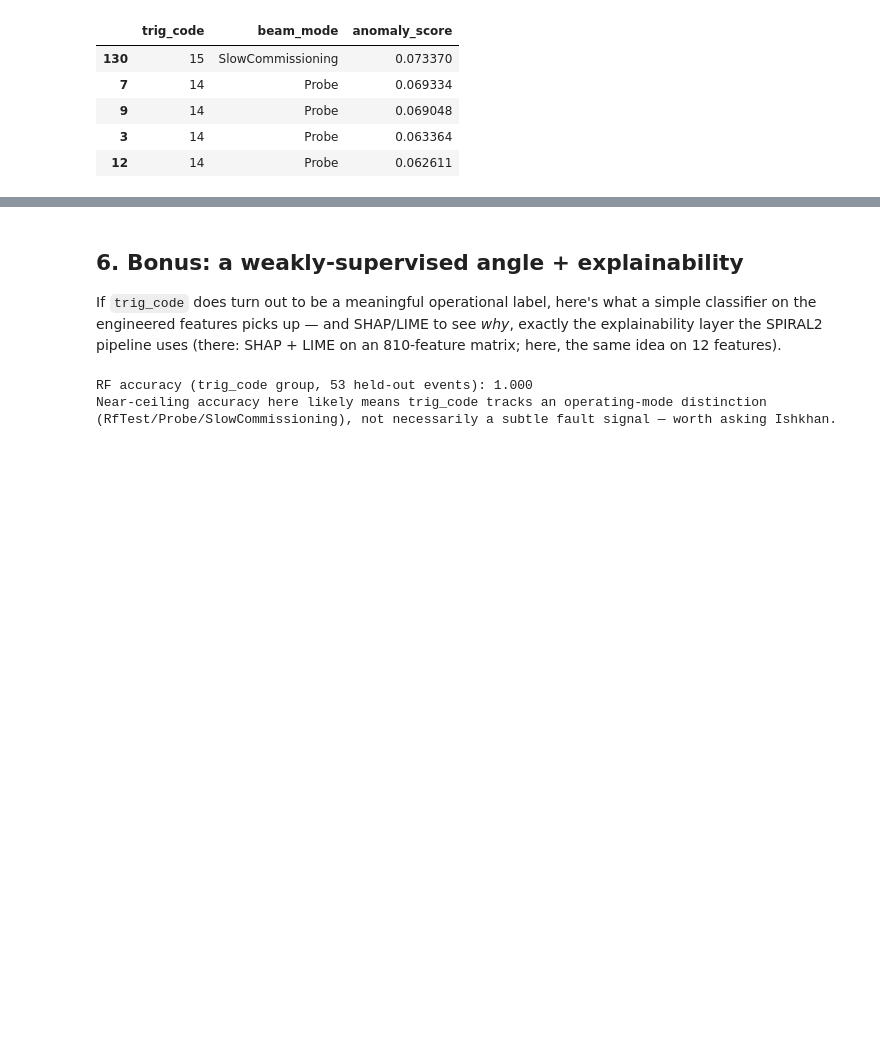
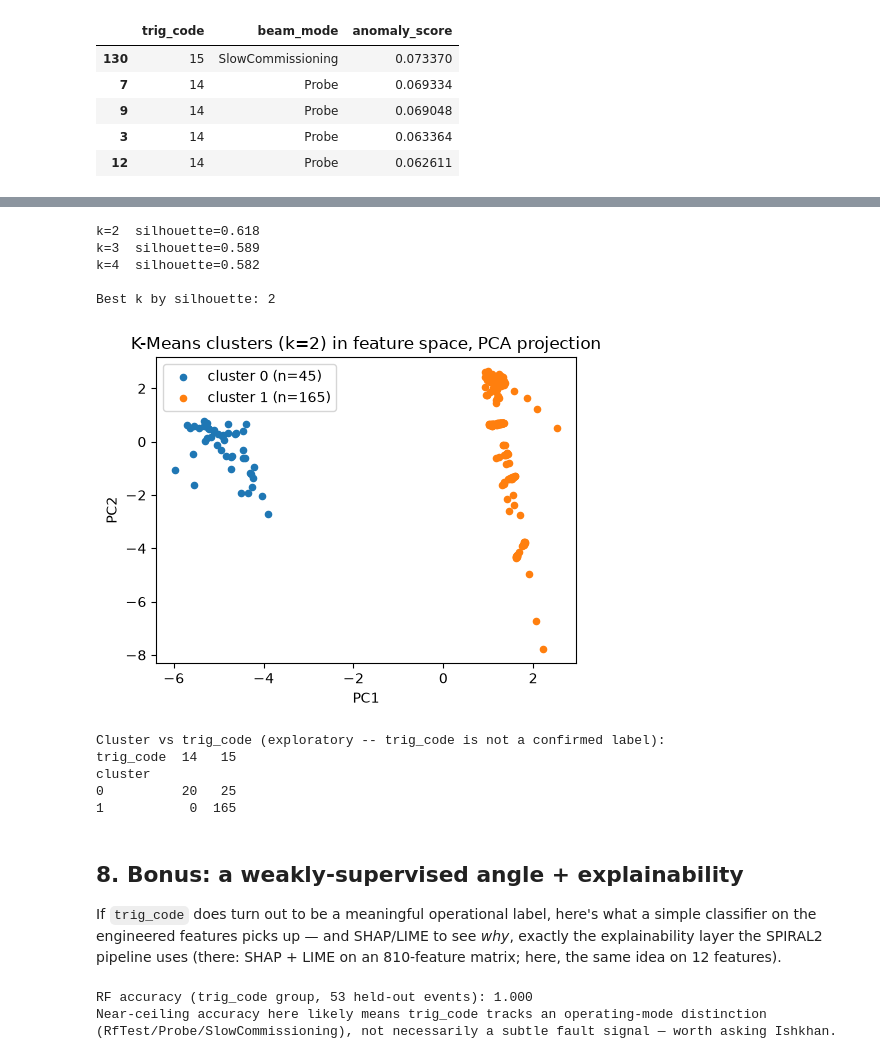
Before and after one commit to aghribi/artifact-hackathon-2026, a Jupyter notebook: challenges/anomaly-detection/kickoff_notebook.ipynb, the cells around one changed output, grey strips where cells are left out. Cells and saved outputs as stored; diff of their text form; code cells hidden in the pictures; blank space fills up the shorter version.

Commit message:
Anomaly-detection notebook: add Isolation Forest/LOF baselines and unsupervised clustering of anomalies into subtypes

```diff
--- a/challenges/anomaly-detection/kickoff_notebook.ipynb
+++ b/challenges/anomaly-detection/kickoff_notebook.ipynb
@@ -250,5 +304,49 @@ Top-5 highest-scored events (exploratory, not a validated fault list):
+# %%
+from sklearn.cluster import KMeans
+from sklearn.preprocessing import StandardScaler
+from sklearn.metrics import silhouette_score
+from sklearn.decomposition import PCA
+
+X_scaled = StandardScaler().fit_transform(X_feat)
+
+sil_scores = {}
+for k in (2, 3, 4):
+    labels = KMeans(n_clusters=k, random_state=42, n_init=10).fit_predict(X_scaled)
+    sil_scores[k] = silhouette_score(X_scaled, labels)
+    print(f"k={k}  silhouette={sil_scores[k]:.3f}")
+
+best_k = max(sil_scores, key=sil_scores.get)
+print(f"\nBest k by silhouette: {best_k}")
+
+kmeans = KMeans(n_clusters=best_k, random_state=42, n_init=10)
+df["cluster"] = kmeans.fit_predict(X_scaled)
+
+coords = PCA(n_components=2, random_state=42).fit_transform(X_scaled)
+fig, ax = plt.subplots(figsize=(5, 4))
+for cl in sorted(df["cluster"].unique()):
+    mask = df["cluster"] == cl
+    ax.scatter(coords[mask, 0], coords[mask, 1], label=f"cluster {cl} (n={mask.sum()})", s=20)
+ax.set_xlabel("PC1"); ax.set_ylabel("PC2")
+ax.set_title(f"K-Means clusters (k={best_k}) in feature space, PCA projection")
+ax.legend()
+plt.tight_layout(); plt.show()
+
+print("\nCluster vs trig_code (exploratory -- trig_code is not a confirmed label):")
+print(pd.crosstab(df["cluster"], df["trig_code"]))
+# %% [output]
+k=2  silhouette=0.618
+k=3  silhouette=0.589
+k=4  silhouette=0.582
+
+Best k by silhouette: 2
+[figure, added]
+Cluster vs trig_code (exploratory -- trig_code is not a confirmed label):
+trig_code  14   15
+cluster
+0          20   25
+1           0  165
 # %% [markdown]
-## 6. Bonus: a weakly-supervised angle + explainability
+## 8. Bonus: a weakly-supervised angle + explainability
 
 If `trig_code` does turn out to be a meaningful operational label, here's what a simple
 classifier on the engineered features picks up — and SHAP/LIME to see *why*, exactly the
```
Also changed, not shown: parts of 5 cells of this notebook, 1 other file.
